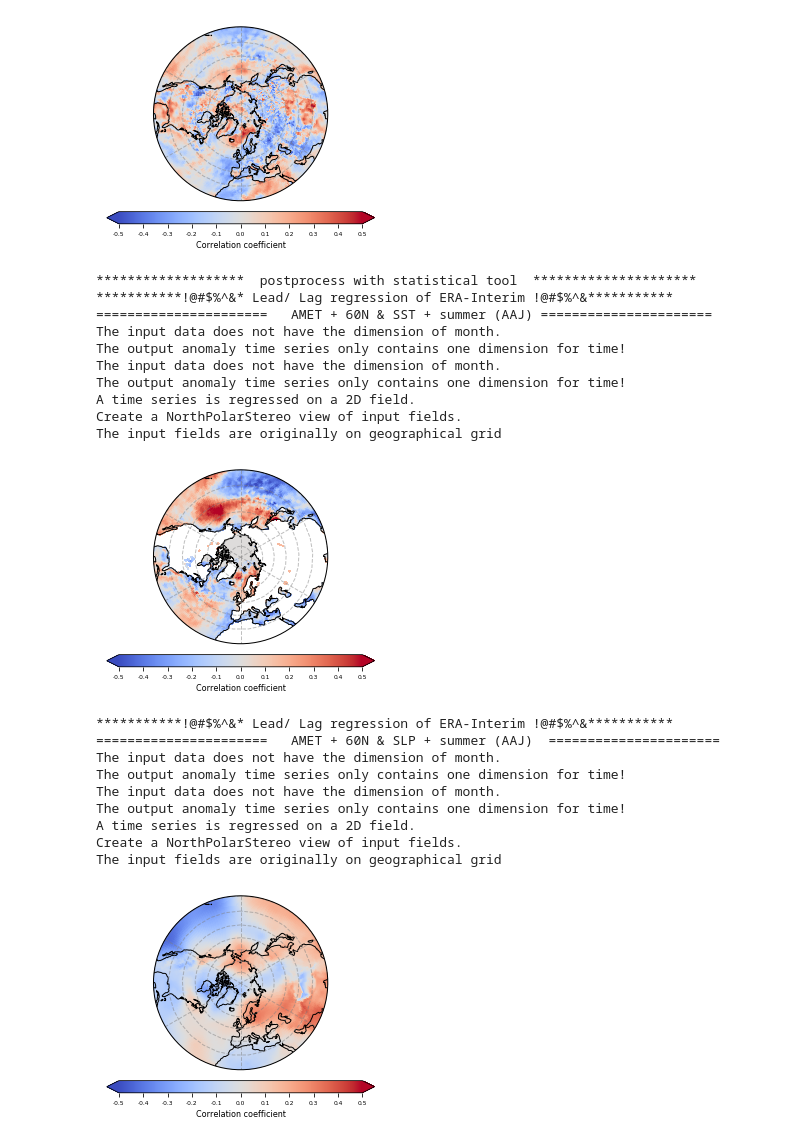
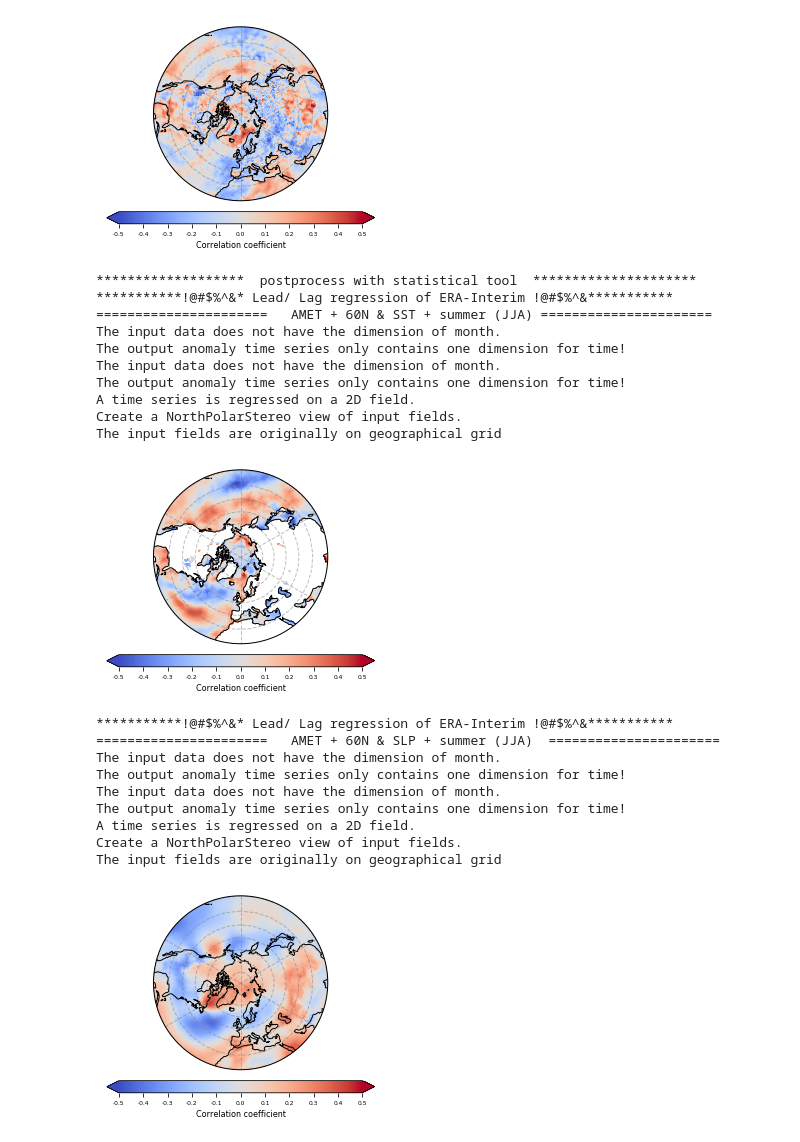
Before and after one commit to geek-yang/AirSeaFlow, a Jupyter notebook: Postprocessing/statistics_spatial/stat_spatial_season_fields_AMET_erai.ipynb, the cells around one changed output. Saved outputs shown, nothing was run; the diff lists cells and outputs as text; code cells hidden in the pictures.

```diff
--- a/Postprocessing/statistics_spatial/stat_spatial_season_fields_AMET_erai.ipynb
+++ b/Postprocessing/statistics_spatial/stat_spatial_season_fields_AMET_erai.ipynb
@@ -257,15 +257,15 @@ The input fields are originally on geographical grid
 # %%
     print ('*******************  postprocess with statistical tool  *********************')
     print ('***********!@#$%^&* Lead/ Lag regression of ERA-Interim !@#$%^&***********')
-    print ('======================   AMET + 60N & SST + summer (AAJ) ======================')
+    print ('======================   AMET + 60N & SST + summer (JJA) ======================')
     AMET_season_series = meta.statistics.operator.seasons(AMET_0_ERAI[:,:,40],
-                                                          span='AAJ', Dim_month=True)
+                                                          span='JJA', Dim_month=True)
     stat_AMET_ERAI = meta.statistics.operator(AMET_season_series)
     stat_AMET_ERAI.anomaly(Dim_month=False)
     stat_AMET_ERAI.detrend()
     stat_AMET_ERAI.lowpass(window=3, obj='detrend')
     SST_season_series = meta.statistics.operator.seasons(SST_ERAI[:,:95,:],
-                                                         span='AAJ')
+                                                         span='JJA')
     stat_SST_ERAI = meta.statistics.operator(SST_season_series)
     stat_SST_ERAI.anomaly(Dim_month=False)
     stat_SST_ERAI.detrend()
@@ -279,11 +279,11 @@ The input fields are originally on geographical grid
     meta.visualizer.plots.geograph(latitude_fields_ERAI[:95], longitude_fields_ERAI[:],
                                    np.ma.masked_where(SST_ERAI_mask[:95,:],r), p,
                                    label, ticks, os.path.join(output_path, 'amet_sst', 'season',
-                                   'spatial_ERAI_AMET_60N_lag_{}_ERAI_SST_AAJ_annual.png'.format(lag)))
+                                   'spatial_ERAI_AMET_60N_lag_{}_ERAI_SST_JJA_annual.png'.format(lag)))
 # %% [output]
 *******************  postprocess with statistical tool  *********************
 ***********!@#$%^&* Lead/ Lag regression of ERA-Interim !@#$%^&***********
-======================   AMET + 60N & SST + summer (AAJ) ======================
+======================   AMET + 60N & SST + summer (JJA) ======================
 The input data does not have the dimension of month.
 The output anomaly time series only contains one dimension for time!
 The input data does not have the dimension of month.
@@ -291,41 +291,41 @@ The output anomaly time series only contains one dimension for time!
 A time series is regressed on a 2D field.
 Create a NorthPolarStereo view of input fields.
 The input fields are originally on geographical grid
-[figure, old version]
+[figure, new version]
 # %%
     print ('***********!@#$%^&* Lead/ Lag regression of ERA-Interim !@#$%^&***********')
-    print ('======================   AMET + 60N & SLP + summer (AAJ)  ======================')
+    print ('======================   AMET + 60N & SLP + summer (JJA)  ======================')
     AMET_season_series = meta.statistics.operator.seasons(AMET_0_ERAI[:,:,40],
-                                                          span='AAJ', Dim_month=True)
+                                                          span='JJA', Dim_month=True)
     stat_AMET_ERAI = meta.statistics.operator(AMET_season_series)
     stat_AMET_ERAI.anomaly(Dim_month=False)
     stat_AMET_ERAI.detrend()
     stat_AMET_ERAI.lowpass(window=3, obj='detrend')
     SLP_season_series = meta.statistics.operator.seasons(SLP_ERAI[:,:95,:],
-                                                         span='AAJ')
+                                                         span='JJA')
     stat_SLP_ERAI = meta.statistics.operator(SLP_season_series)
     stat_SLP_ERAI.anomaly(Dim_month=False)
     stat_SLP_ERAI.detrend()
     stat_SLP_ERAI.lowpass(window=3, obj='detrend')
     lag = 0
     k, r, p = meta.statistics.operator.linearRegress(stat_AMET_ERAI._lowpass,
                                                      stat_SLP_ERAI._lowpass, lag)
     #ticks = [-0.3, -0.2, -0.1, 0.0, 0.1, 0.2, 0.3]
     ticks = [-0.5, -0.4, -0.3, -0.2, -0.1, 0.0, 0.1, 0.2, 0.3, 0.4, 0.5]
     label = 'Correlation coefficient'
     meta.visualizer.plots.geograph(latitude_fields_ERAI[:95], longitude_fields_ERAI[:], r, p,
                                    label, ticks, os.path.join(output_path, 'amet_slp', 'season',
-                                   'spatial_ERAI_AMET_60N_lag_{}_ERAI_SLP_AAJ_annual.png'.format(lag)))
+                                   'spatial_ERAI_AMET_60N_lag_{}_ERAI_SLP_JJA_annual.png'.format(lag)))
 # %% [output]
 ***********!@#$%^&* Lead/ Lag regression of ERA-Interim !@#$%^&***********
-======================   AMET + 60N & SLP + summer (AAJ)  ======================
+======================   AMET + 60N & SLP + summer (JJA)  ======================
 The input data does not have the dimension of month.
 The output anomaly time series only contains one dimension for time!
 The input data does not have the dimension of month.
 The output anomaly time series only contains one dimension for time!
 A time series is regressed on a 2D field.
 Create a NorthPolarStereo view of input fields.
 The input fields are originally on geographical grid
-[figure, old version]
+[figure, new version]
 # %%
     print ('***********!@#$%^&* Lead/ Lag regression of ERA-Interim !@#$%^&***********')
```
Also changed, not shown: parts of 3 cells of this notebook, 4 other files.
